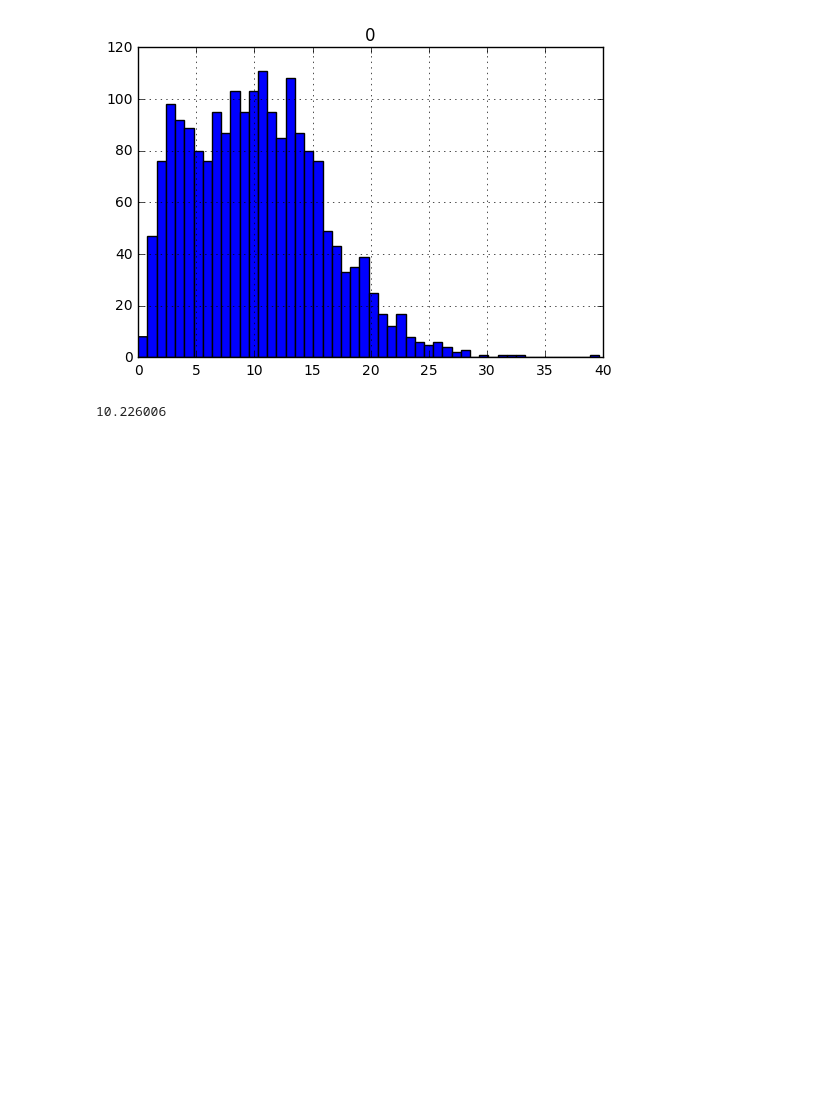
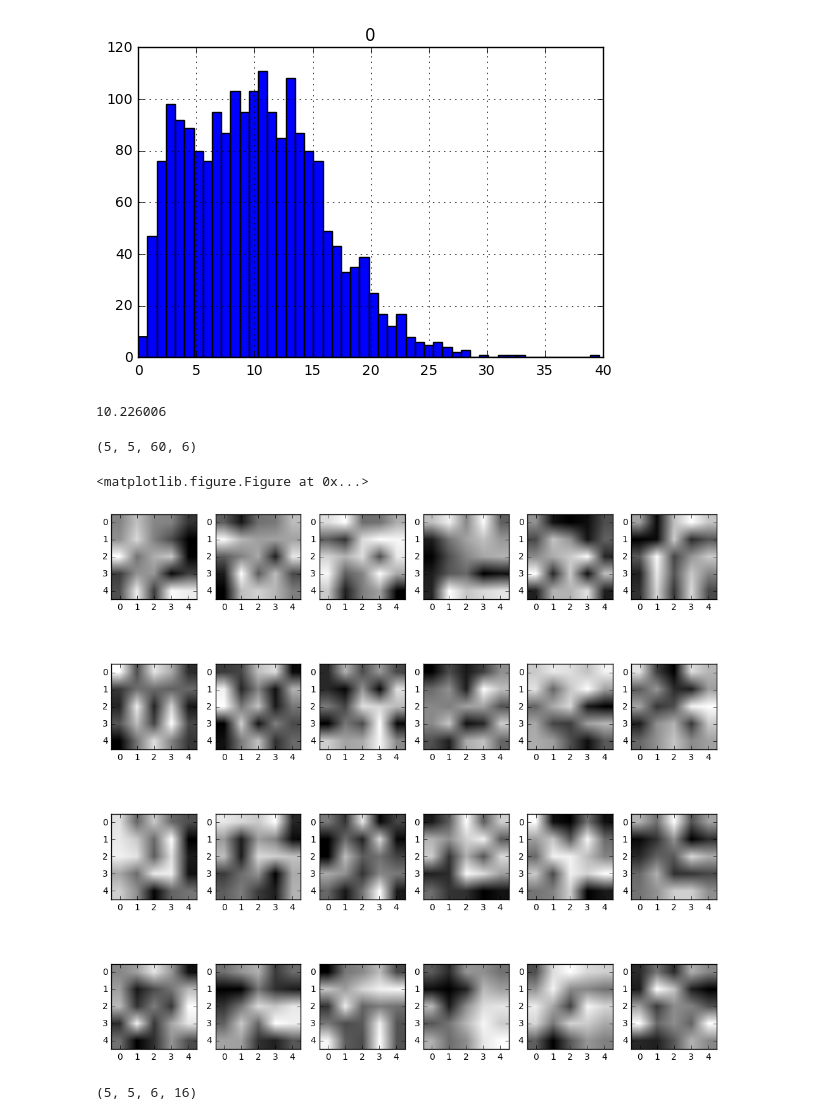
Before and after one commit to bupticybee/rainfall_prediction, a Jupyter notebook: rainfall_neurals_E.ipynb, the cells around one changed output. Drawn from its saved outputs; the diff is of its cells as text; code cells hidden in the pictures; blank space fills up the shorter version.

Commit message:
lenet 9 layer

```diff
--- a/rainfall_neurals_E.ipynb
+++ b/rainfall_neurals_E.ipynb
@@ -306,3 +306,28 @@ array([[<matplotlib.axes._subplots.AxesSubplot object at 0x...>]], dtype=object)
 np.average(predictresult)
 # %% [output]
 10.226006
+# %%
+denselayer = model.get_layer("Dense",1)
+denselayer.get_weights()[0].shape
+# %% [output]
+(5, 5, 60, 6)
+# %%
+# find out what cnn sees
+from matplotlib import pyplot as plt
+%matplotlib inline
+denselayer = model.get_layer("Dense",1)
+plt.figure(figsize=(10,10))
+f,axarr = plt.subplots(4,6,figsize=(10,10))
+for j in range(4):
+    for i in range(6):
+        #plt.subplot(340 + j * 4 + i + 1)
+        axarr[j][i].imshow(denselayer.get_weights()[0][:,:,i,j],cmap='gray')
+f.tight_layout()
+plt.show()
+# %% [output]
+<matplotlib.figure.Figure at 0x...>
+[figure, added]
+# %%
+model.get_layer("Dense",3).get_weights()[0].shape
+# %% [output]
+(5, 5, 6, 16)
```
Also changed, not shown: parts of 2 cells of this notebook.
